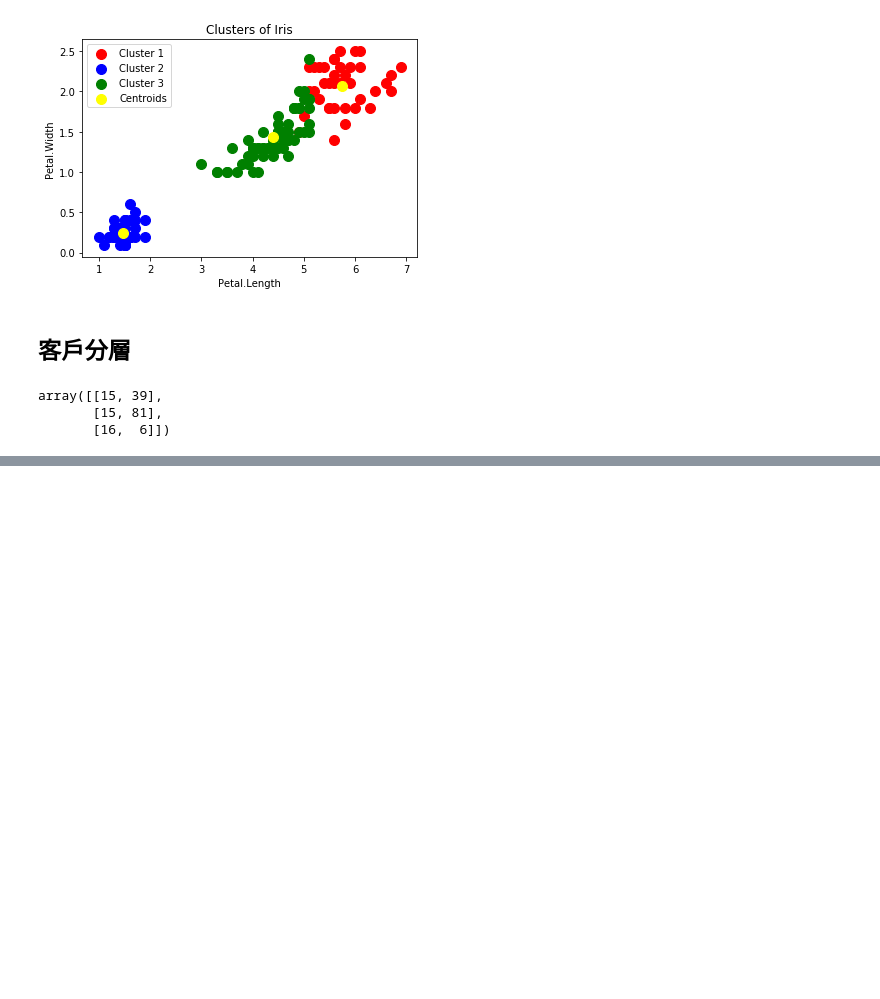
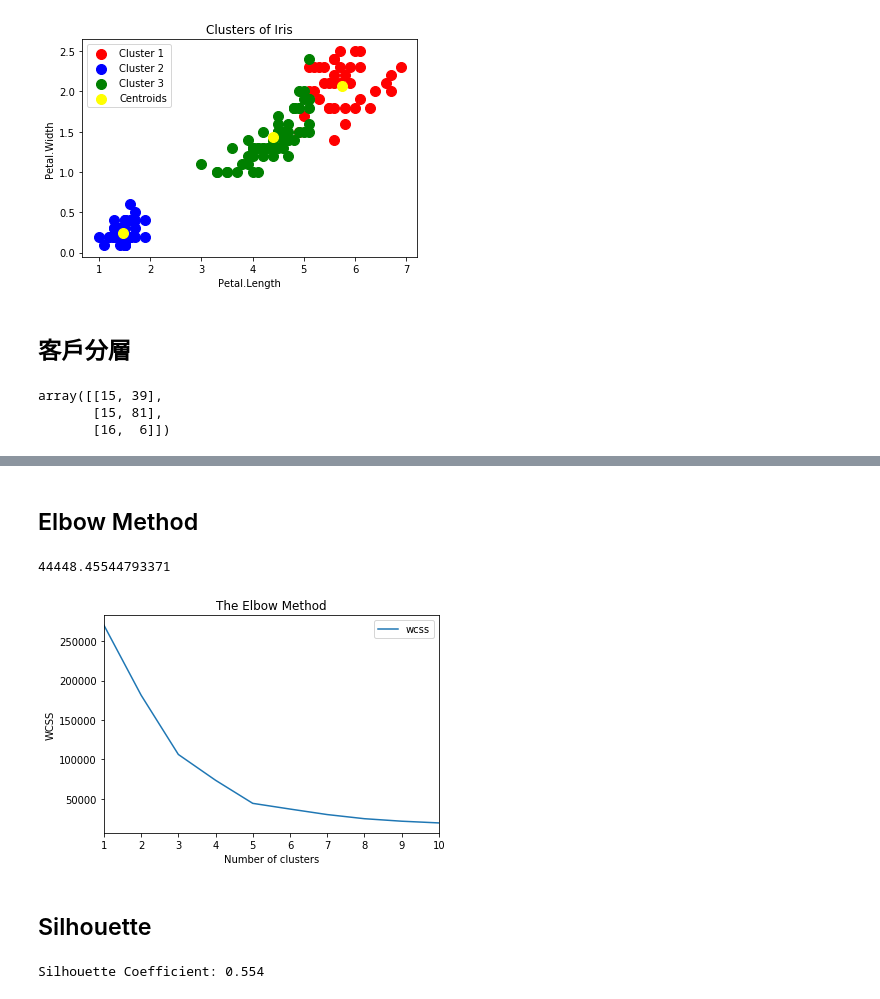
Before and after one commit to ywchiu/ctbcpy, a Jupyter notebook: Demo20190528.ipynb, the cells around one changed output, grey strips where cells are left out. Drawn from its saved outputs; the diff is of its cells as text; code cells hidden in the pictures; blank space fills up the shorter version.

```diff
--- a/Demo20190528.ipynb
+++ b/Demo20190528.ipynb
@@ -205,0 +206,33 @@ plt.show()
+# %% [markdown]
+## Elbow Method
+# %%
+from sklearn.cluster import KMeans
+kmeans = KMeans(n_clusters = 5, init = 'k-means++', random_state = 42)
+y_kmeans = kmeans.fit_predict(X)
+kmeans.inertia_
+# %% [output]
+44448.45544793371
+# %%
+wcss = []
+for i in range(1, 11):
+    kmeans = KMeans(n_clusters = i, init = 'k-means++', random_state = 42)
+    kmeans.fit(X)
+    wcss.append({'cluster': i,'wcss':kmeans.inertia_})
+# %%
+import pandas
+df = pandas.DataFrame(wcss)
+# %%
+df.plot(x='cluster', y='wcss', kind = 'line')
+plt.title('The Elbow Method')
+plt.xlabel('Number of clusters')
+plt.ylabel('WCSS')
+plt.show()
+# %% [output]
+[figure, added]
+# %% [markdown]
+## Silhouette
+# %%
+from sklearn import metrics
+print("Silhouette Coefficient: %0.3f" % metrics.silhouette_score(X, y_kmeans))
+# %% [output]
+Silhouette Coefficient: 0.554
```
Also changed, not shown: parts of 47 cells of this notebook.
